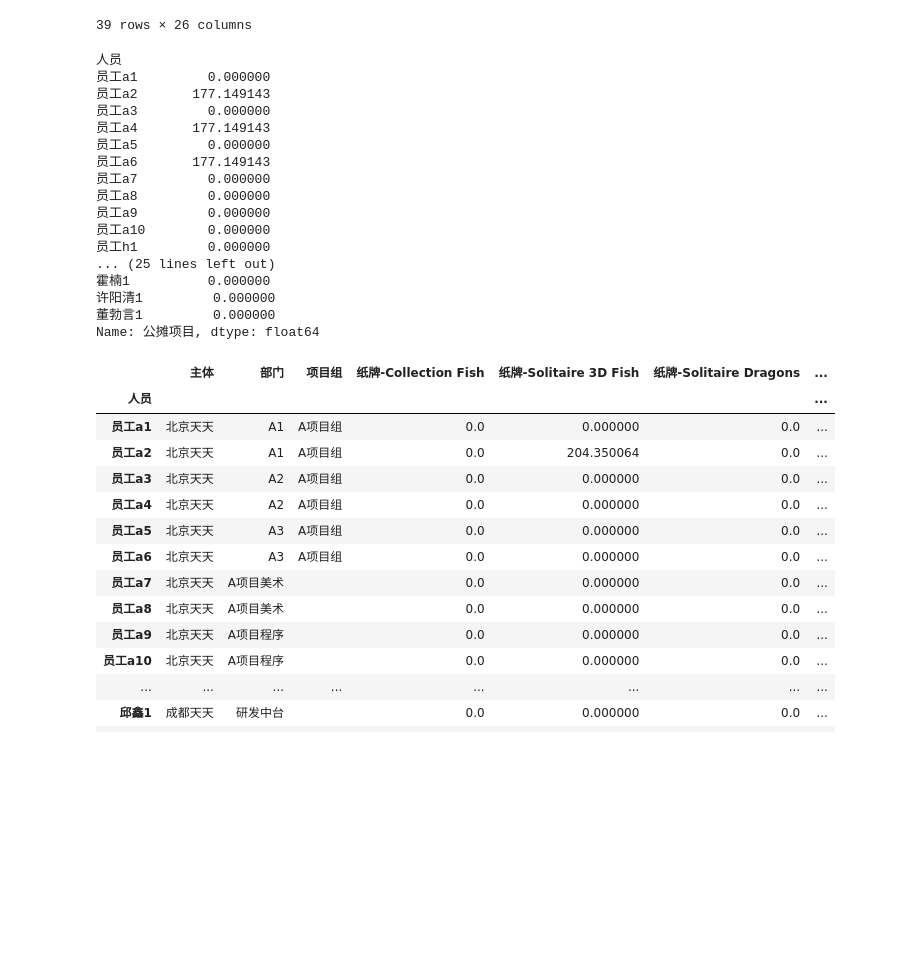
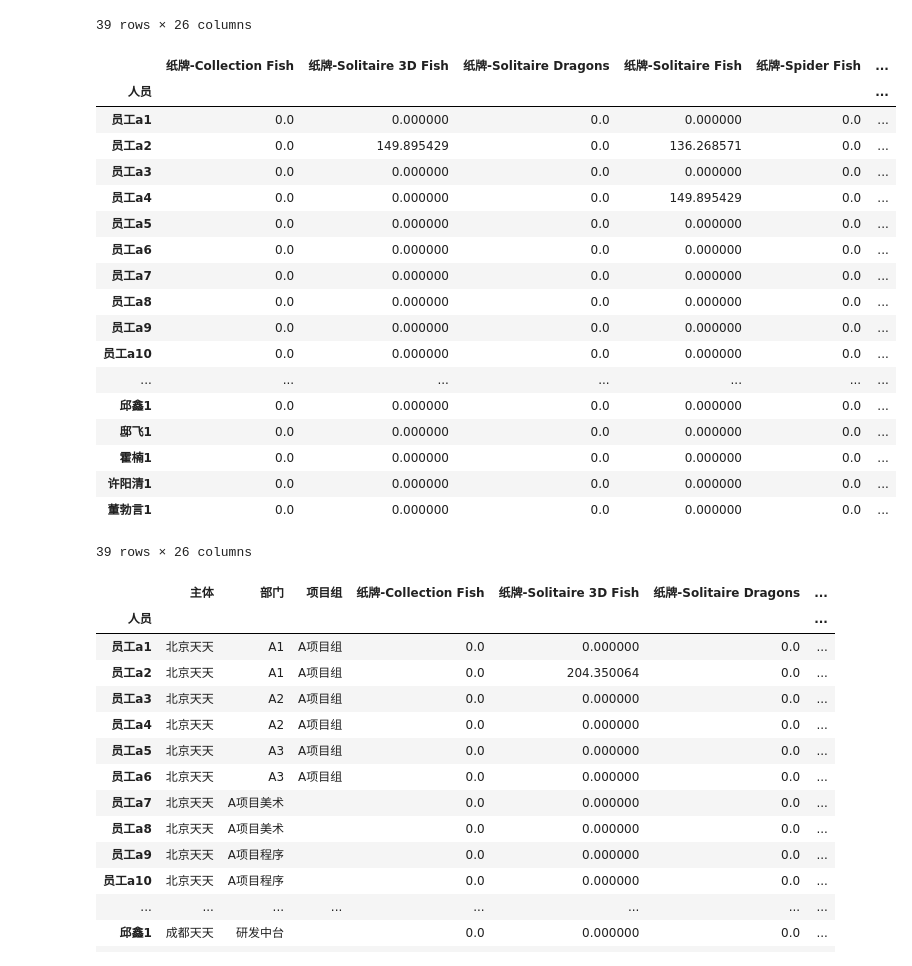
Before and after one commit to liaozhonghui/python-excel, a Jupyter notebook: 人员相关费用计算.ipynb, the cells around one changed output. Cells and saved outputs as stored; diff of their text form; code cells hidden in the pictures; blank space fills up the shorter version.

```diff
--- a/人员相关费用计算.ipynb
+++ b/人员相关费用计算.ipynb
@@ -210,41 +237,43 @@ for 项目名 in 项目列表:
 # %%
 # 职能部门费用计算
 
 # 中间变量
 北京人事行政部费用 = timesheet[项目列表].copy()
 成都天天人事行政部费用 = timesheet[项目列表].copy()
 财务和总裁办费用 = timesheet[项目列表].copy()
 分摊职能人员费用 = timesheet[项目列表].copy()
 
 数据源_北京天天人事行政部费用 = (employee_fee_merge['北京天天人事行政部费用'] / employee_fee_merge['北京天天人事行政部费用'].sum()) * bjdepartment['人事行政部']['   合   计']
 数据源_成都天天人事行政部费用 = (employee_fee_merge['成都天天人事行政部费用'] / employee_fee_merge['成都天天人事行政部费用'].sum()) * cddepartment['人事行政部']['   合   计']
 数据源_财务和总裁办费用 = (employee_fee_merge['财务和总裁办费用'] / employee_fee_merge['财务和总裁办费用'].sum()) * (bjdepartment['财务部']['   合   计'] + bjdepartment['总裁办']['   合   计'])
 
 for 项目名 in 项目列表:
     北京人事行政部费用[项目名] = 北京人事行政部费用[项目名] * 数据源_北京天天人事行政部费用 / 100
     成都天天人事行政部费用[项目名] = 成都天天人事行政部费用[项目名] * 数据源_成都天天人事行政部费用 / 100
     财务和总裁办费用[项目名] = 财务和总裁办费用[项目名] * 数据源_财务和总裁办费用 / 100
-    分摊职能人员费用 = 北京人事行政部费用[项目名] + 成都天天人事行政部费用[项目名] + 财务和总裁办费用[项目名]
+    分摊职能人员费用[项目名] = 北京人事行政部费用[项目名] + 成都天天人事行政部费用[项目名] + 财务和总裁办费用[项目名]
 
 分摊职能人员费用
 # %% [output]
+|  | 纸牌-Collection Fish | 纸牌-Solitaire 3D Fish | 纸牌-Solitaire Dragons | 纸牌-Solitaire Fish | 纸牌-Spider Fish | ... |
+| 人员 |  |  |  |  |  | ... |
+| 员工a1 | 0.0 | 0.000000 | 0.0 | 0.000000 | 0.0 | ... |
+| 员工a2 | 0.0 | 149.895429 | 0.0 | 136.268571 | 0.0 | ... |
+| 员工a3 | 0.0 | 0.000000 | 0.0 | 0.000000 | 0.0 | ... |
+| 员工a4 | 0.0 | 0.000000 | 0.0 | 149.895429 | 0.0 | ... |
+| 员工a5 | 0.0 | 0.000000 | 0.0 | 0.000000 | 0.0 | ... |
+| 员工a6 | 0.0 | 0.000000 | 0.0 | 0.000000 | 0.0 | ... |
+| 员工a7 | 0.0 | 0.000000 | 0.0 | 0.000000 | 0.0 | ... |
+| 员工a8 | 0.0 | 0.000000 | 0.0 | 0.000000 | 0.0 | ... |
+| 员工a9 | 0.0 | 0.000000 | 0.0 | 0.000000 | 0.0 | ... |
+| 员工a10 | 0.0 | 0.000000 | 0.0 | 0.000000 | 0.0 | ... |
+| ... | ... | ... | ... | ... | ... | ... |
+| 邱鑫1 | 0.0 | 0.000000 | 0.0 | 0.000000 | 0.0 | ... |
+| 邸飞1 | 0.0 | 0.000000 | 0.0 | 0.000000 | 0.0 | ... |
+| 霍楠1 | 0.0 | 0.000000 | 0.0 | 0.000000 | 0.0 | ... |
+| 许阳清1 | 0.0 | 0.000000 | 0.0 | 0.000000 | 0.0 | ... |
+| 董勃言1 | 0.0 | 0.000000 | 0.0 | 0.000000 | 0.0 | ... |
-人员
-员工a1         0.000000
-员工a2       177.149143
-员工a3         0.000000
-员工a4       177.149143
-员工a5         0.000000
-员工a6       177.149143
-员工a7         0.000000
-员工a8         0.000000
-员工a9         0.000000
-员工a10        0.000000
-员工h1         0.000000
-... (25 lines left out)
-霍楠1          0.000000
-许阳清1         0.000000
-董勃言1         0.000000
-Name: 公摊项目, dtype: float64
+39 rows × 26 columns
 # %%
 # 中台部门费用分摊计算
 
```
Also changed, not shown: parts of 4 cells of this notebook, 2 other files.
